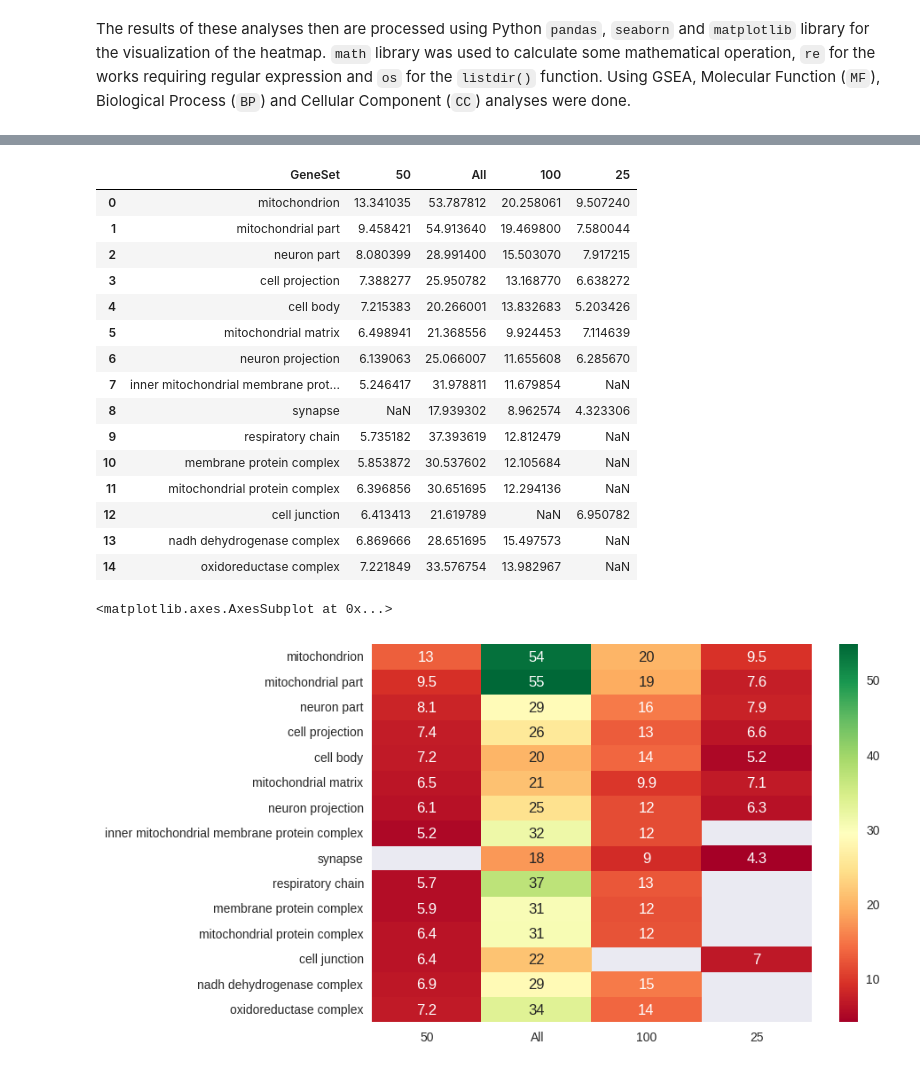
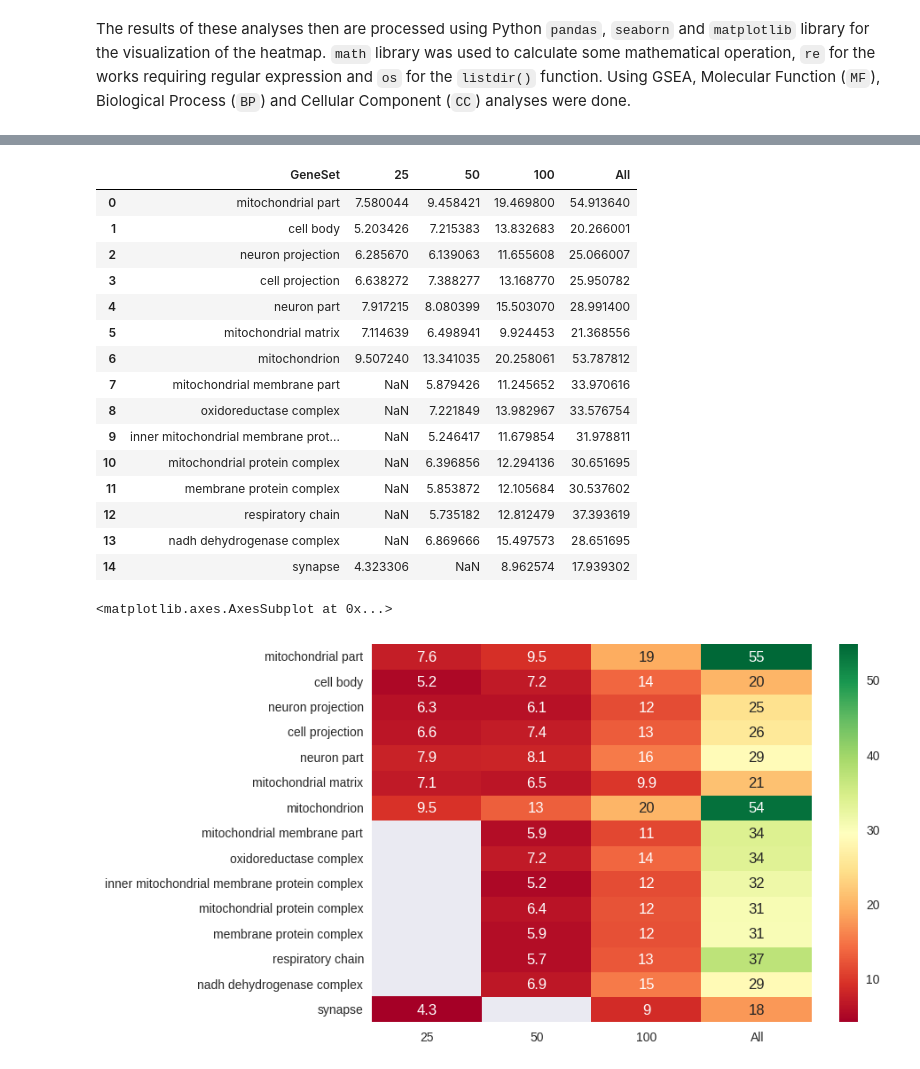
Before and after one commit to J-Wengler/winter-internship-2017, a Jupyter notebook: src/Proteomics Genes GO Enrichment Analysis.ipynb, the cells around one changed output, grey strips where cells are left out. Cells and saved outputs as stored; diff of their text form; code cells hidden in the pictures.

```diff
--- a/src/Proteomics Genes GO Enrichment Analysis.ipynb
+++ b/src/Proteomics Genes GO Enrichment Analysis.ipynb
@@ -37,7 +37,7 @@ for filename in os.listdir():
         protCCdict[keyName] = pd.read_table(filename).rename(columns={pValue:keyName})[[geneSet, keyName]]
 
 colNames = list(protMFdict.keys())
-finColNames = [geneSet] + colNames
+finColNames = ['GeneSet', '25', '50', '100', 'All']
 # %%
 # Merge the Top25, Top50, Top100 and TopAll Biological Process data
 protBPs = colNames
@@ -100,30 +101,31 @@ protCCDF['GeneSet'] = GeneSetNew
 for colName in colNames:
     protCCDF[colName] = [-(math.log(pvals, 10)) for pvals in protCCDF[colName]]
 
-protCCDF[finColNames]
+protCCDF = protCCDF[finColNames]
+protCCDF
 # %% [output]
-|  | GeneSet | 50 | All | 100 | 25 |
-| 0 | mitochondrion | 13.341035 | 53.787812 | 20.258061 | 9.507240 |
-| 1 | mitochondrial part | 9.458421 | 54.913640 | 19.469800 | 7.580044 |
-| 2 | neuron part | 8.080399 | 28.991400 | 15.503070 | 7.917215 |
-| 3 | cell projection | 7.388277 | 25.950782 | 13.168770 | 6.638272 |
-| 4 | cell body | 7.215383 | 20.266001 | 13.832683 | 5.203426 |
-| 5 | mitochondrial matrix | 6.498941 | 21.368556 | 9.924453 | 7.114639 |
-| 6 | neuron projection | 6.139063 | 25.066007 | 11.655608 | 6.285670 |
-| 7 | inner mitochondrial membrane prot... | 5.246417 | 31.978811 | 11.679854 | NaN |
-| 8 | synapse | NaN | 17.939302 | 8.962574 | 4.323306 |
-| 9 | respiratory chain | 5.735182 | 37.393619 | 12.812479 | NaN |
-| 10 | membrane protein complex | 5.853872 | 30.537602 | 12.105684 | NaN |
-| 11 | mitochondrial protein complex | 6.396856 | 30.651695 | 12.294136 | NaN |
-| 12 | cell junction | 6.413413 | 21.619789 | NaN | 6.950782 |
-| 13 | nadh dehydrogenase complex | 6.869666 | 28.651695 | 15.497573 | NaN |
-| 14 | oxidoreductase complex | 7.221849 | 33.576754 | 13.982967 | NaN |
+|  | GeneSet | 25 | 50 | 100 | All |
+| 0 | mitochondrial part | 7.580044 | 9.458421 | 19.469800 | 54.913640 |
+| 1 | cell body | 5.203426 | 7.215383 | 13.832683 | 20.266001 |
+| 2 | neuron projection | 6.285670 | 6.139063 | 11.655608 | 25.066007 |
+| 3 | cell projection | 6.638272 | 7.388277 | 13.168770 | 25.950782 |
+| 4 | neuron part | 7.917215 | 8.080399 | 15.503070 | 28.991400 |
+| 5 | mitochondrial matrix | 7.114639 | 6.498941 | 9.924453 | 21.368556 |
+| 6 | mitochondrion | 9.507240 | 13.341035 | 20.258061 | 53.787812 |
+| 7 | mitochondrial membrane part | NaN | 5.879426 | 11.245652 | 33.970616 |
+| 8 | oxidoreductase complex | NaN | 7.221849 | 13.982967 | 33.576754 |
+| 9 | inner mitochondrial membrane prot... | NaN | 5.246417 | 11.679854 | 31.978811 |
+| 10 | mitochondrial protein complex | NaN | 6.396856 | 12.294136 | 30.651695 |
+| 11 | membrane protein complex | NaN | 5.853872 | 12.105684 | 30.537602 |
+| 12 | respiratory chain | NaN | 5.735182 | 12.812479 | 37.393619 |
+| 13 | nadh dehydrogenase complex | NaN | 6.869666 | 15.497573 | 28.651695 |
+| 14 | synapse | 4.323306 | NaN | 8.962574 | 17.939302 |
 # %%
 # Generate the heatmap of GSEA Cellular Component
-sns.heatmap(protCCDF.ix[:, 1:-1], cmap="RdYlGn", annot=True, yticklabels=list(protCCDF['GeneSet']))
+sns.heatmap(protCCDF.ix[:, 1:], cmap="RdYlGn", annot=True, yticklabels=list(protCCDF['GeneSet']))
 # %% [output]
 <matplotlib.axes.AxesSubplot at 0x...>
-[figure, old version]
+[figure, new version]
 # %%
 # Merge the Top25, Top50, Top100 and TopAll Molecular Function data
 protMFs = colNames
```
Also changed, not shown: parts of 4 cells of this notebook.
